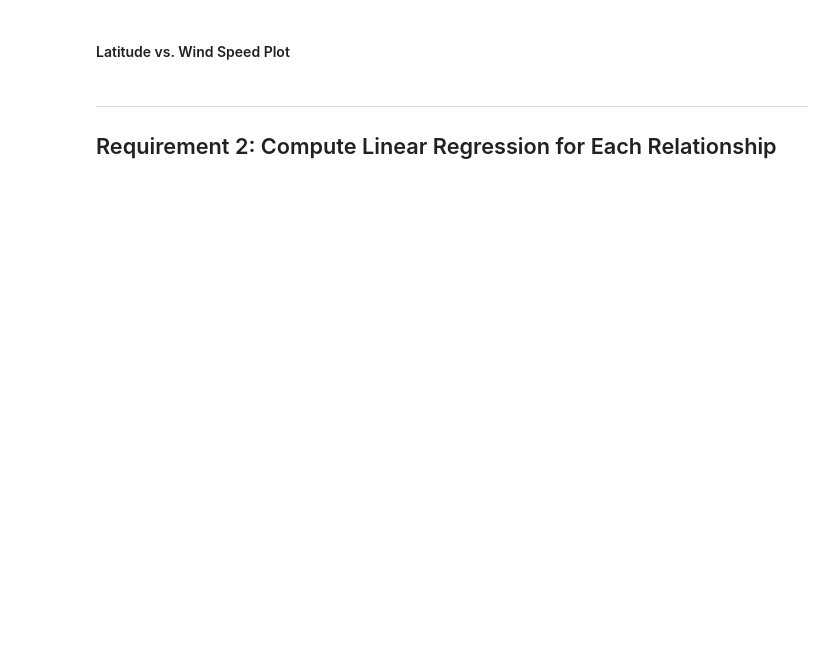
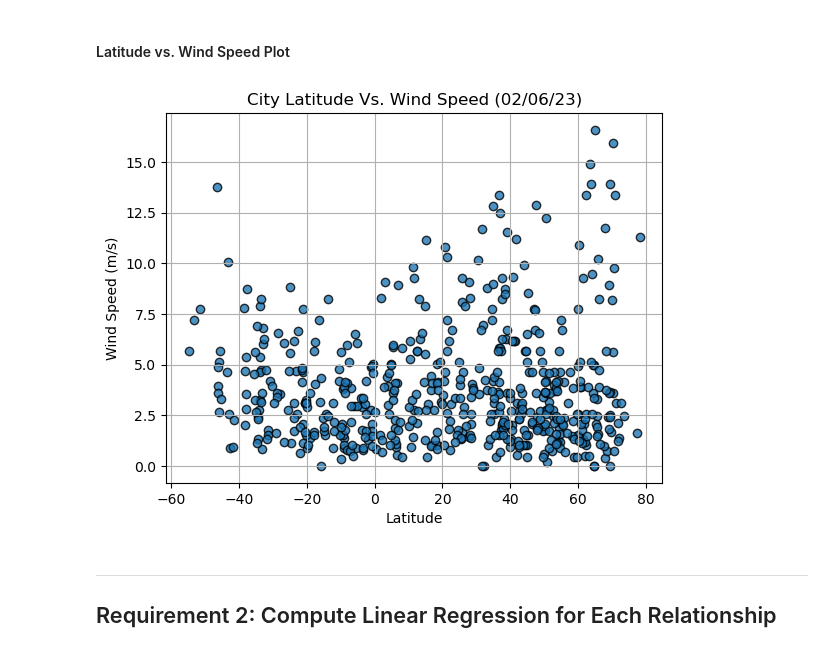
Before and after one commit to cghosh2022/python-api-challenge, a Jupyter notebook: WeatherPy/WeatherPy.ipynb, the cells around one changed output. Cells and saved outputs as stored; diff of their text form; code cells hidden in the pictures; blank space fills up the shorter version.

```diff
--- a/WeatherPy/WeatherPy.ipynb
+++ b/WeatherPy/WeatherPy.ipynb
@@ -258,16 +258,25 @@ plt.show()
 #### Latitude vs. Wind Speed Plot
 # %%
 # Build the scatter plots for latitude vs. wind speed
-# YOUR CODE HERE
+plt.scatter(city_data_df["Lat"],
+            city_data_df["Wind Speed"],
+           edgecolor="black", linewidth=1, marker="o",
+           alpha=0.8, label="Cities")
+
 
 # Incorporate the other graph properties
-# YOUR CODE HERE
+plt.title("City Latitude Vs. Wind Speed (%s)" % time.strftime("%x"))
+plt.ylabel("Wind Speed (m/s)")
+plt.xlabel("Latitude")
+plt.grid(True)
 
 # Save the figure
 plt.savefig("output_data/Fig4.png")
 
 # Show plot
 plt.show()
+# %% [output]
+[figure, added]
 # %% [markdown]
 ---
 
```
Also changed, not shown: parts of 23 cells of this notebook.
